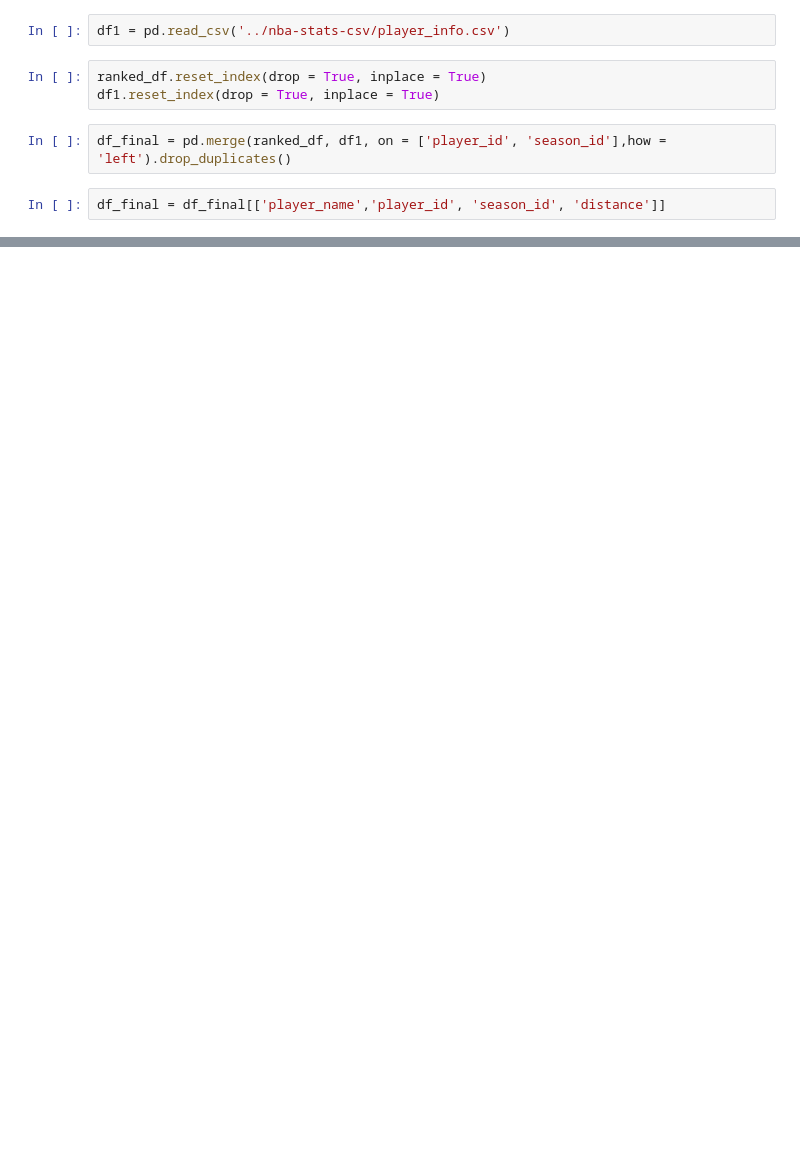
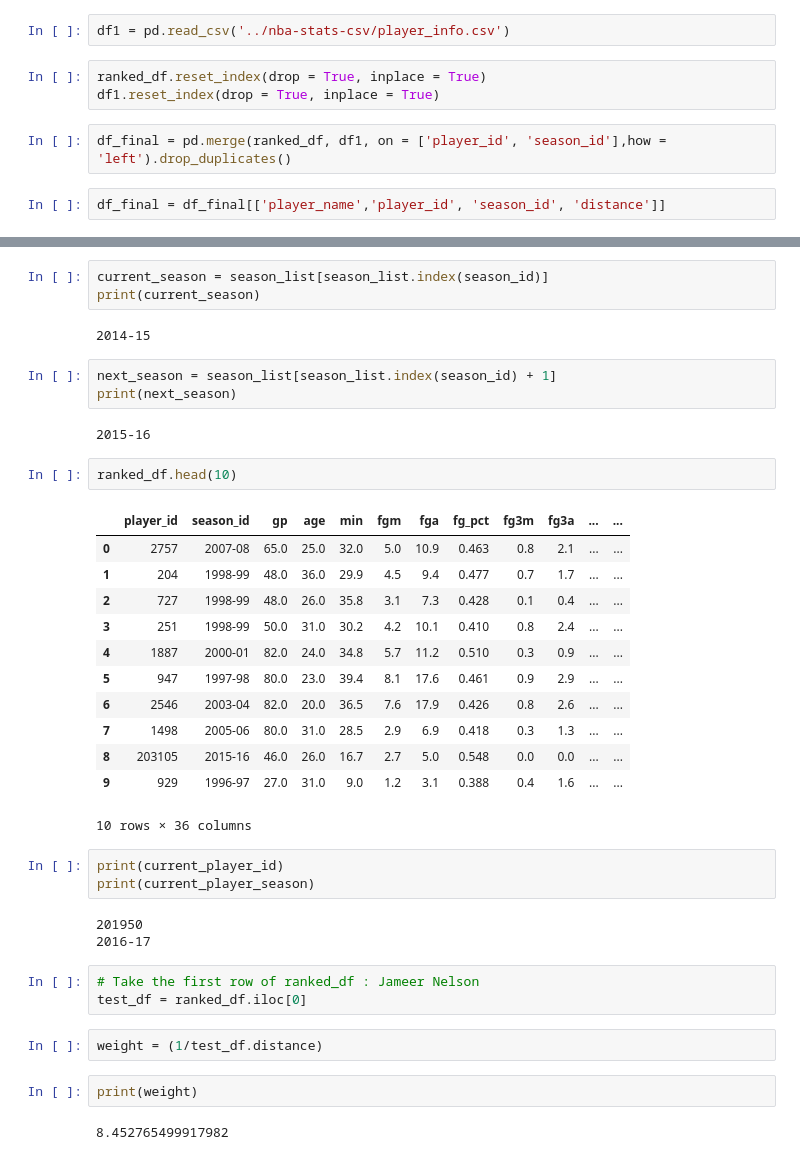
Before and after one commit to Aahash31/Nba-Fantasy-Projection-Model, a Jupyter notebook: nba_model.ipynb, the cells around one changed output, grey strips where cells are left out. Cells and saved outputs as stored; diff of their text form; blank space fills up the shorter version.

```diff
--- a/nba_model.ipynb
+++ b/nba_model.ipynb
@@ -599,0 +653,40 @@ df_final
+# %%
+current_season = season_list[season_list.index(season_id)]
+print(current_season)
+# %% [output]
+2014-15
+# %%
+next_season = season_list[season_list.index(season_id) + 1]
+print(next_season)
+# %% [output]
+2015-16
+# %%
+ranked_df.head(10)
+# %% [output]
+|  | player_id | season_id | gp | age | min | fgm | fga | fg_pct | fg3m | fg3a | ... | ... |
+| 0 | 2757 | 2007-08 | 65.0 | 25.0 | 32.0 | 5.0 | 10.9 | 0.463 | 0.8 | 2.1 | ... | ... |
+| 1 | 204 | 1998-99 | 48.0 | 36.0 | 29.9 | 4.5 | 9.4 | 0.477 | 0.7 | 1.7 | ... | ... |
+| 2 | 727 | 1998-99 | 48.0 | 26.0 | 35.8 | 3.1 | 7.3 | 0.428 | 0.1 | 0.4 | ... | ... |
+| 3 | 251 | 1998-99 | 50.0 | 31.0 | 30.2 | 4.2 | 10.1 | 0.410 | 0.8 | 2.4 | ... | ... |
+| 4 | 1887 | 2000-01 | 82.0 | 24.0 | 34.8 | 5.7 | 11.2 | 0.510 | 0.3 | 0.9 | ... | ... |
+| 5 | 947 | 1997-98 | 80.0 | 23.0 | 39.4 | 8.1 | 17.6 | 0.461 | 0.9 | 2.9 | ... | ... |
+| 6 | 2546 | 2003-04 | 82.0 | 20.0 | 36.5 | 7.6 | 17.9 | 0.426 | 0.8 | 2.6 | ... | ... |
+| 7 | 1498 | 2005-06 | 80.0 | 31.0 | 28.5 | 2.9 | 6.9 | 0.418 | 0.3 | 1.3 | ... | ... |
+| 8 | 203105 | 2015-16 | 46.0 | 26.0 | 16.7 | 2.7 | 5.0 | 0.548 | 0.0 | 0.0 | ... | ... |
+| 9 | 929 | 1996-97 | 27.0 | 31.0 | 9.0 | 1.2 | 3.1 | 0.388 | 0.4 | 1.6 | ... | ... |
+10 rows × 36 columns
+# %%
+print(current_player_id)
+print(current_player_season)
+# %% [output]
+201950
+2016-17
+# %%
+# Take the first row of ranked_df : Jameer Nelson
+test_df = ranked_df.iloc[0]
+# %%
+weight = (1/test_df.distance)
+# %%
+print(weight)
+# %% [output]
+8.452765499917982
```
Also changed, not shown: parts of 126 cells of this notebook.
